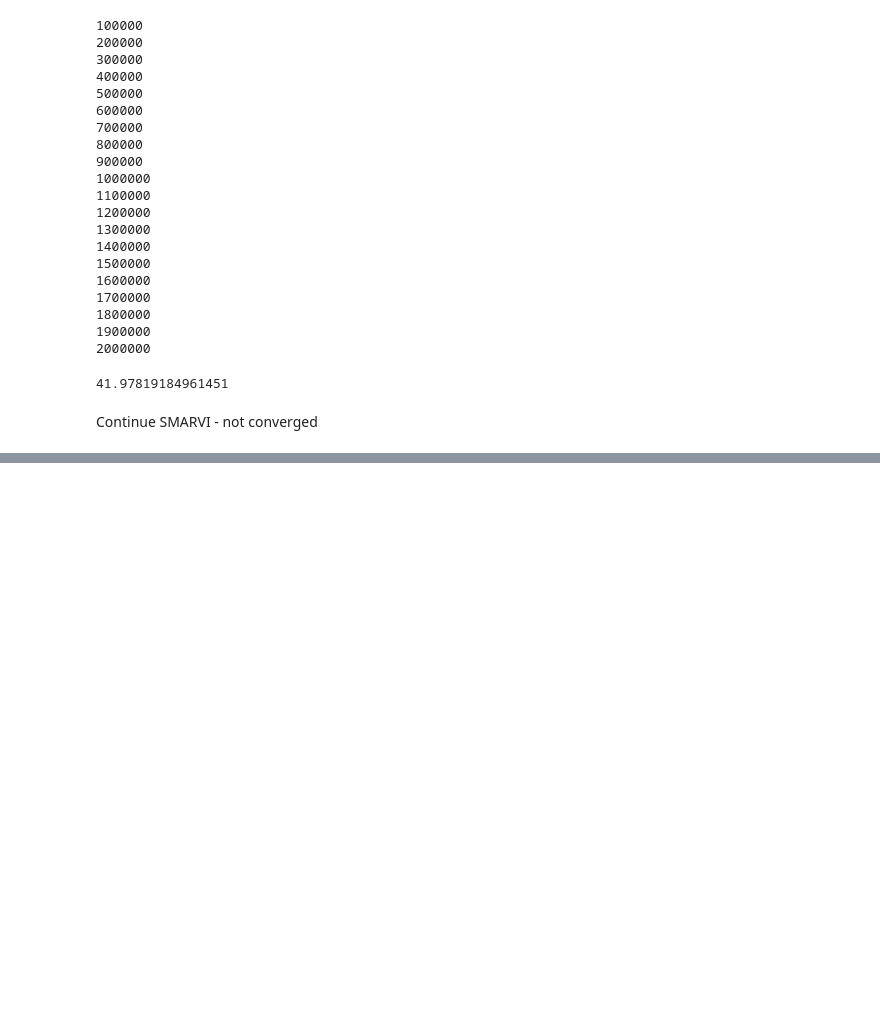
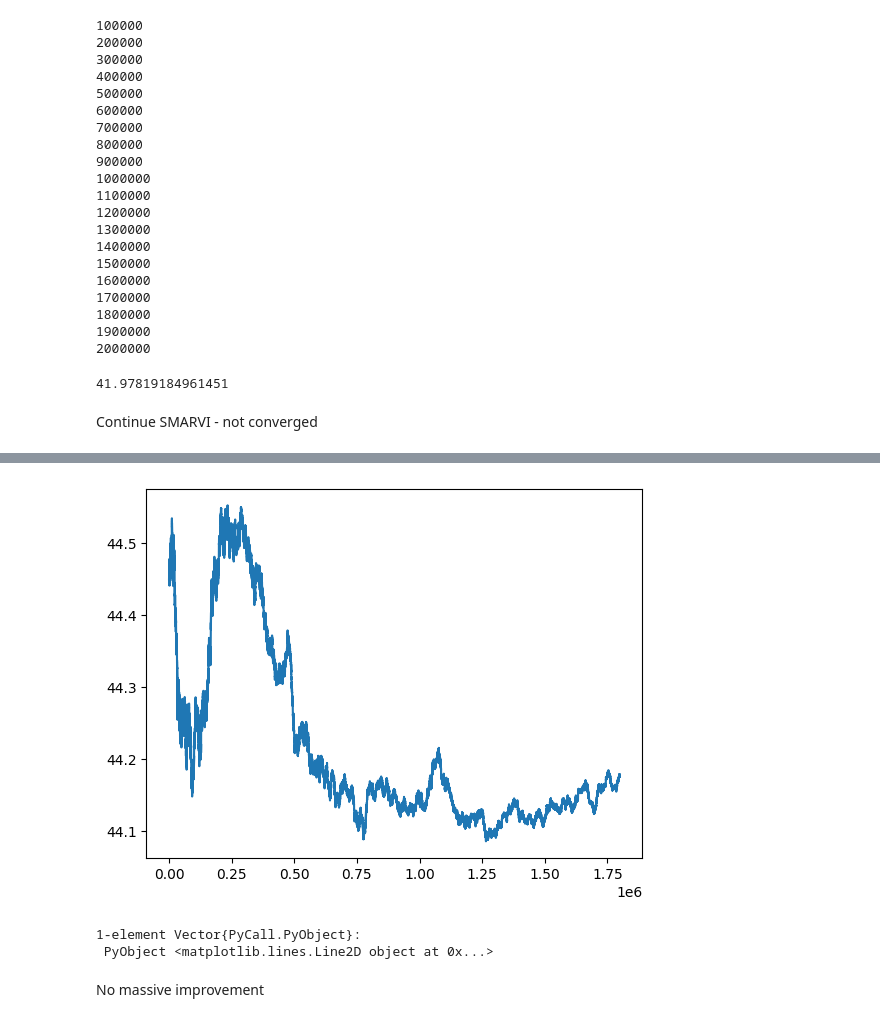
Before and after one commit to fairleyl/PhD-Code, a Jupyter notebook: Problem-Suite-Experiments.ipynb, the cells around one changed output, grey strips where cells are left out. Saved outputs shown, nothing was run; the diff lists cells and outputs as text; code cells hidden in the pictures; blank space fills up the shorter version.

```diff
--- a/Problem-Suite-Experiments.ipynb
+++ b/Problem-Suite-Experiments.ipynb
@@ -5956,0 +6025,7 @@ Continue SMARVI - not converged
+# %%
+evalNMax = 2000000
+veVI2 = resultVI2[1]
+vnVI2 = resultVI2[2]
+gVI2 = resultVI2[3]
+gsVI2 = gEvaluationNewVFA(N,alpha_d, alpha_r, beta, tau, c0, c1, r, evalNMax, veVI2, vnVI2, gVI2; printProgress = true, modCounter = 100000)
+gsVI2[1]
@@ -5956,0 +6054,10 @@ Continue SMARVI - not converged
+# %%
+start = floor(Int64, evalNMax/10)
+finish = evalNMax
+PyPlot.plot(gsVI2[2][start:finish])
+# %% [output]
+[figure, added]
+1-element Vector{PyCall.PyObject}:
+ PyObject <matplotlib.lines.Line2D object at 0x...>
+# %% [markdown]
+No massive improvement
```
Also changed, not shown: parts of 9 cells of this notebook.
